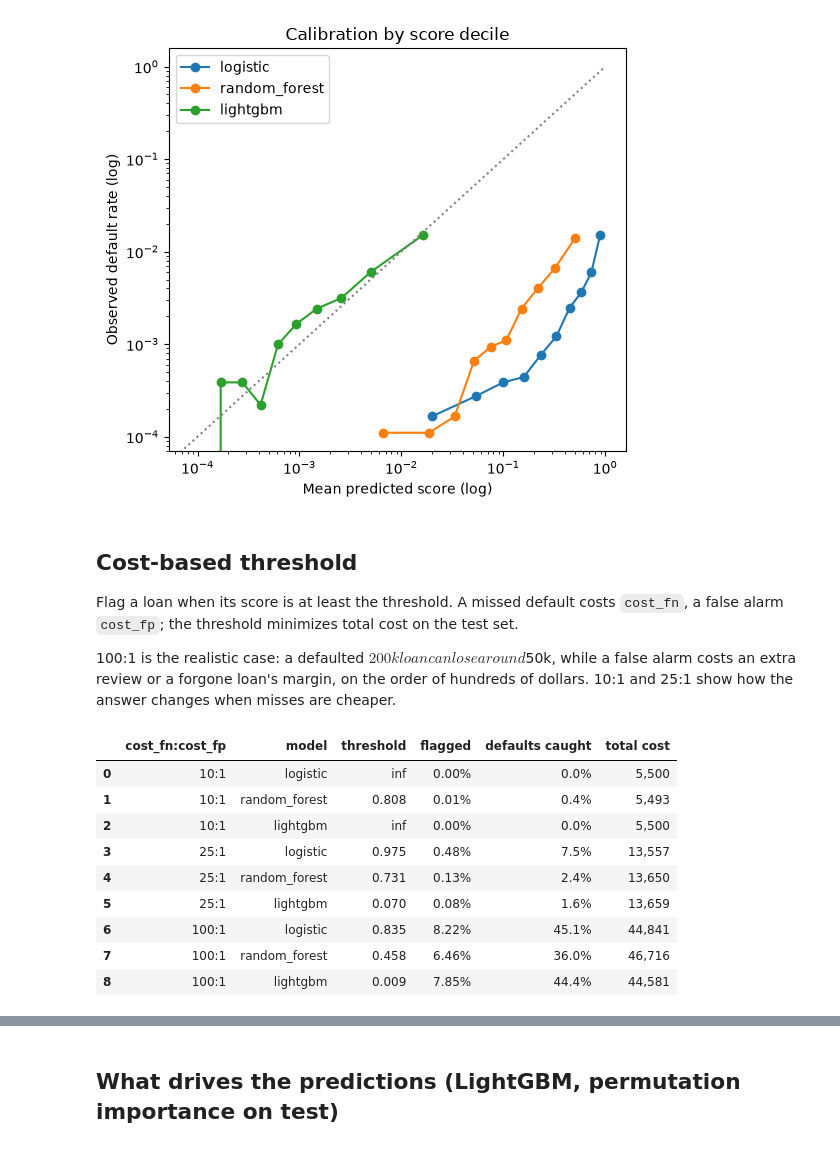
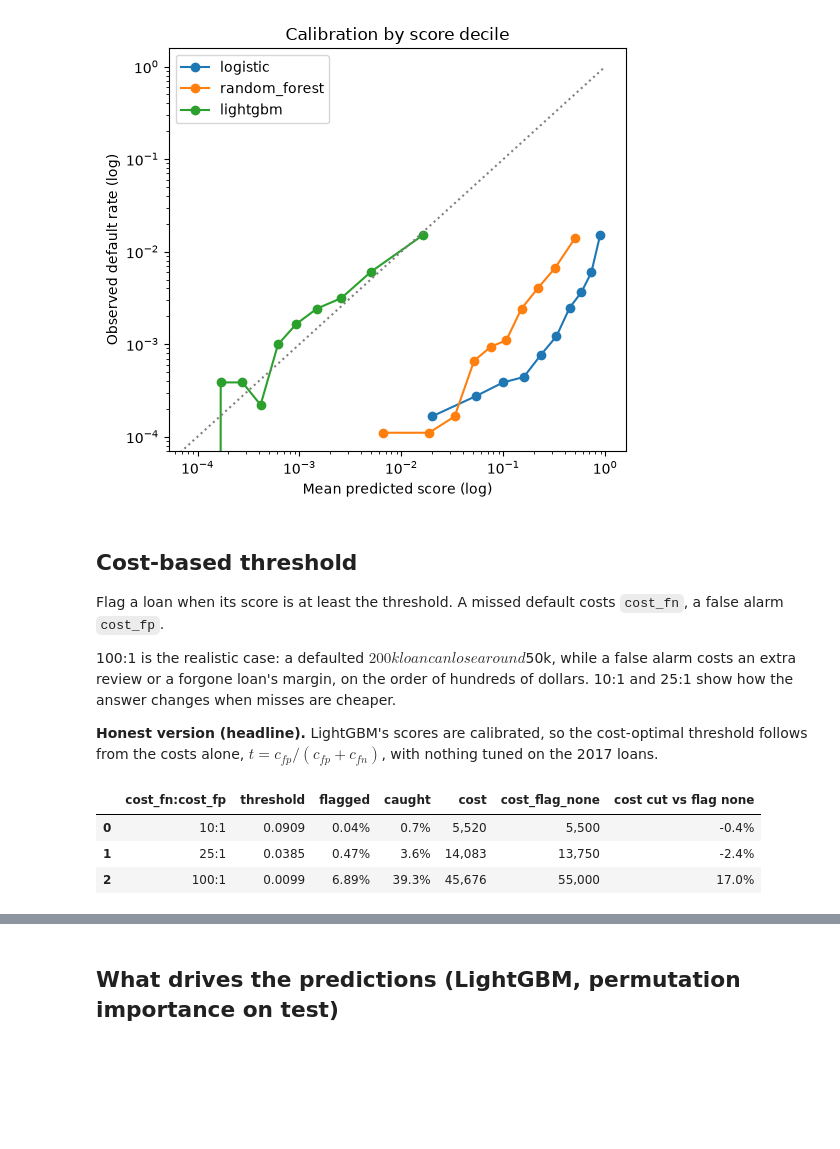
Before and after one commit to mattkoom11/fannie-loan-default, a Jupyter notebook: notebooks/02_model_comparison.ipynb, the cells around one changed output, grey strips where cells are left out. Drawn from its saved outputs; the diff is of its cells as text; code cells hidden in the pictures; blank space fills up the shorter version.

```diff
--- a/notebooks/02_model_comparison.ipynb
+++ b/notebooks/02_model_comparison.ipynb
@@ -88,27 +88,22 @@ plt.savefig(REPORTS / "calibration.png", dpi=150)
 # %% [markdown]
 ## Cost-based threshold
 
-Flag a loan when its score is at least the threshold. A missed default costs `cost_fn`, a false alarm `cost_fp`; the threshold minimizes total cost on the test set.
+Flag a loan when its score is at least the threshold. A missed default costs `cost_fn`, a false alarm `cost_fp`.
 
 100:1 is the realistic case: a defaulted $200k loan can lose around $50k, while a false alarm costs an extra review or a forgone loan's margin, on the order of hundreds of dollars. 10:1 and 25:1 show how the answer changes when misses are cheaper.
+
+**Honest version (headline).** LightGBM's scores are calibrated, so the cost-optimal threshold follows from the costs alone, $t = c_{fp}/(c_{fp}+c_{fn})$, with nothing tuned on the 2017 loans.
 # %%
-rows = []
-for ratio in (10, 25, 100):
-    for name, scores in p.items():
-        t, cost = cost_threshold(y_test, scores, cost_fn=ratio, cost_fp=1)
-        flagged = scores >= t
-        rows.append({"cost_fn:cost_fp": f"{ratio}:1", "model": name, "threshold": t, "flagged": flagged.mean(),
-                     "defaults caught": (flagged & (y_test == 1)).sum() / y_test.sum(), "total cost": cost})
-thresholds = pd.DataFrame(rows)
-thresholds.style.format({"threshold": "{:.3f}", "flagged": "{:.2%}", "defaults caught": "{:.1%}", "total cost": "{:,.0f}"})
+honest = pd.DataFrame([
+    {"cost_fn:cost_fp": f"{ratio}:1", "threshold": bayes_threshold(ratio, 1),
+     **apply_threshold(y_test, p["lightgbm"], bayes_threshold(ratio, 1), cost_fn=ratio, cost_fp=1)}
+    for ratio in (10, 25, 100)
+])
+honest["cost cut vs flag none"] = 1 - honest["cost"] / honest["cost_flag_none"]
+honest.style.format({"threshold": "{:.4f}", "flagged": "{:.2%}", "caught": "{:.1%}", "cost": "{:,.0f}",
+                     "cost_flag_none": "{:,.0f}", "cost cut vs flag none": "{:.1%}"})
 # %% [output]
-|  | cost_fn:cost_fp | model | threshold | flagged | defaults caught | total cost |
-| 0 | 10:1 | logistic | inf | 0.00% | 0.0% | 5,500 |
-| 1 | 10:1 | random_forest | 0.808 | 0.01% | 0.4% | 5,493 |
-| 2 | 10:1 | lightgbm | inf | 0.00% | 0.0% | 5,500 |
-| 3 | 25:1 | logistic | 0.975 | 0.48% | 7.5% | 13,557 |
-| 4 | 25:1 | random_forest | 0.731 | 0.13% | 2.4% | 13,650 |
-| 5 | 25:1 | lightgbm | 0.070 | 0.08% | 1.6% | 13,659 |
-| 6 | 100:1 | logistic | 0.835 | 8.22% | 45.1% | 44,841 |
-| 7 | 100:1 | random_forest | 0.458 | 6.46% | 36.0% | 46,716 |
-| 8 | 100:1 | lightgbm | 0.009 | 7.85% | 44.4% | 44,581 |
+|  | cost_fn:cost_fp | threshold | flagged | caught | cost | cost_flag_none | cost cut vs flag none |
+| 0 | 10:1 | 0.0909 | 0.04% | 0.7% | 5,520 | 5,500 | -0.4% |
+| 1 | 25:1 | 0.0385 | 0.47% | 3.6% | 14,083 | 13,750 | -2.4% |
+| 2 | 100:1 | 0.0099 | 6.89% | 39.3% | 45,676 | 55,000 | 17.0% |
```
Also changed, not shown: parts of 6 cells of this notebook, 4 other files.
